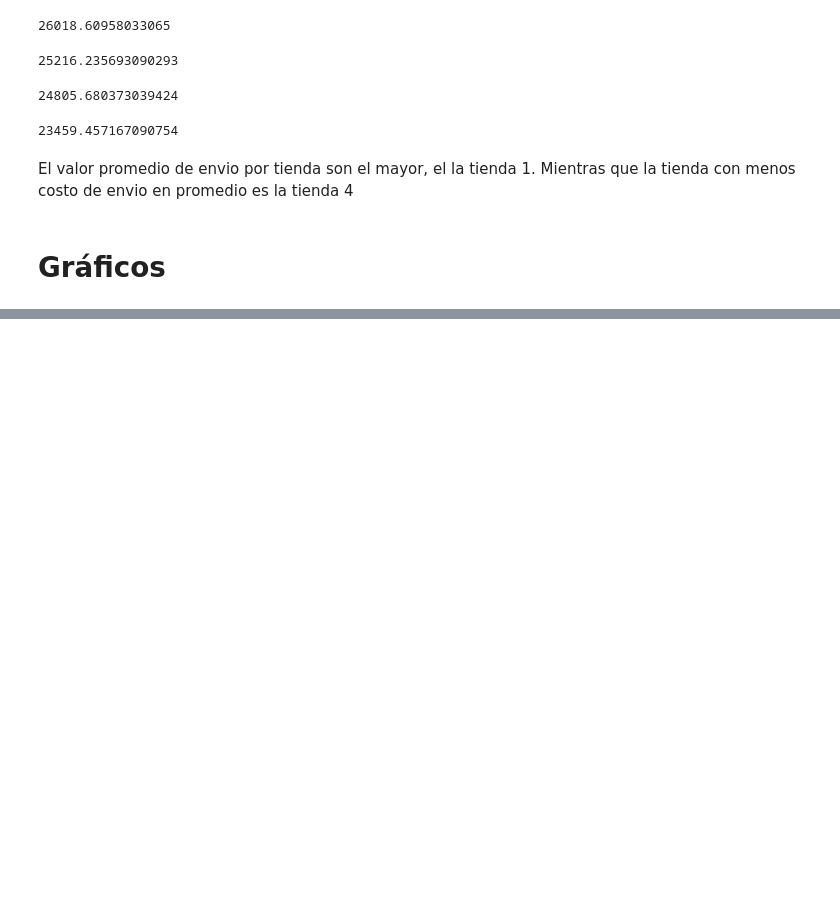
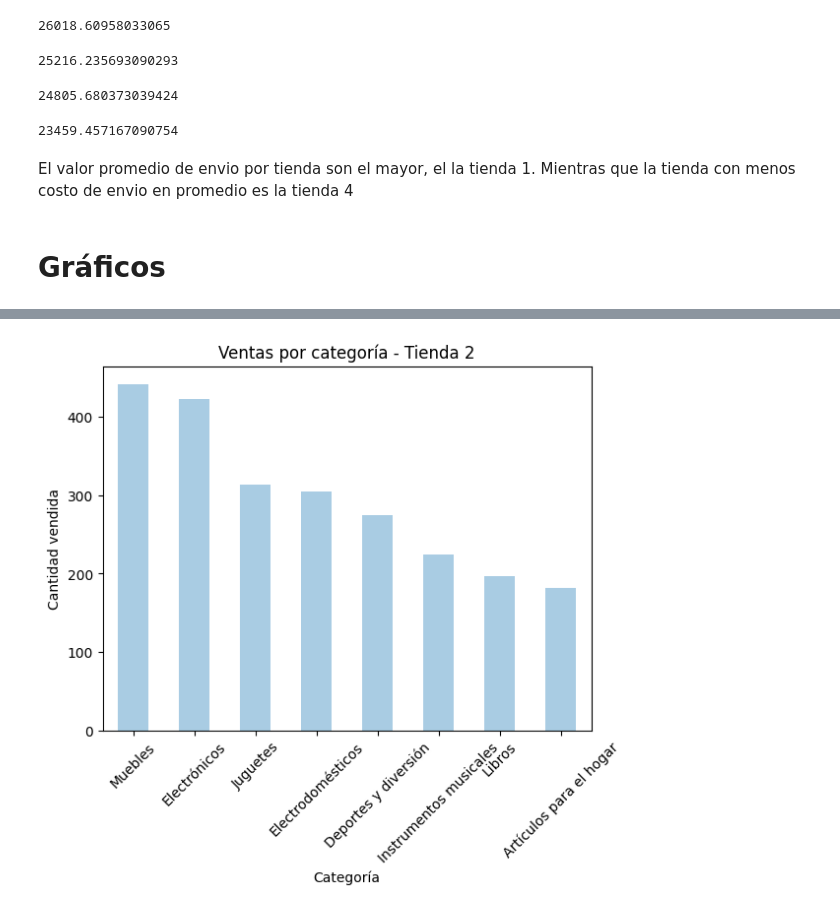
Before and after one commit to daNizaparedesdenis-arch/ChallengeAluraStoreG9, a Jupyter notebook: AluraStoreLatam.ipynb, the cells around one changed output, grey strips where cells are left out. Saved outputs shown, nothing was run; the diff lists cells and outputs as text; code cells hidden in the pictures; blank space fills up the shorter version.

```diff
--- a/AluraStoreLatam.ipynb
+++ b/AluraStoreLatam.ipynb
@@ -325,0 +361,9 @@ plt.show()
+# %%
+clasificación_tienda2.plot(kind="bar", color='#A9CCE3')
+plt.title("Ventas por categoría - Tienda 2")
+plt.xlabel("Categoría")
+plt.ylabel("Cantidad vendida")
+plt.xticks(rotation=45)
+plt.show()
+# %% [output]
+[figure, added]
```
Also changed, not shown: parts of 15 cells of this notebook.
